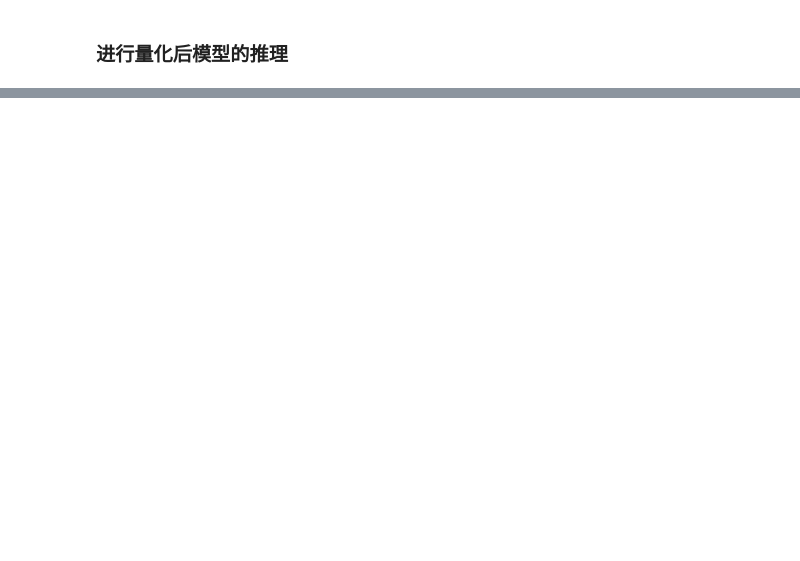
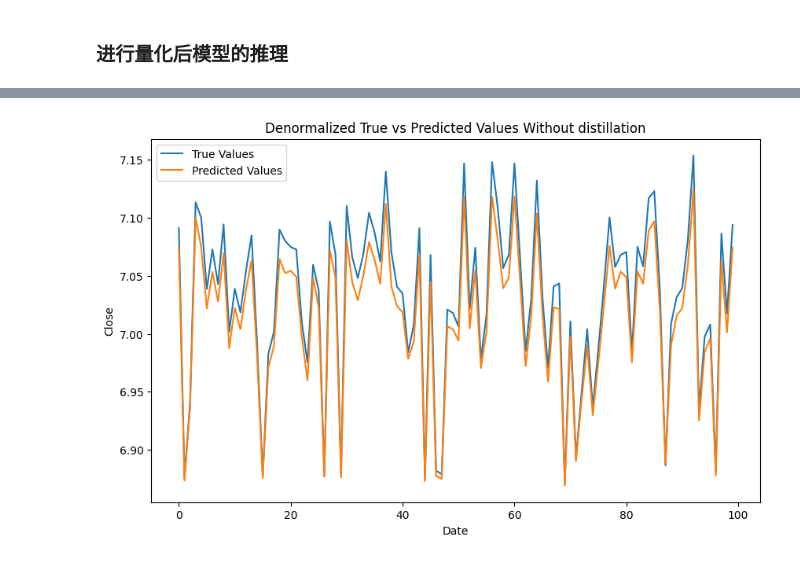
Before and after one commit to ZWN2001/CNN-BiLSTM-Attention-K-Line-Prediction, a Jupyter notebook: predict_T+1_tf2.ipynb, the cells around one changed output, grey strips where cells are left out. Cells and saved outputs as stored; diff of their text form; code cells hidden in the pictures; blank space fills up the shorter version.

```diff
--- a/predict_T+1_tf2.ipynb
+++ b/predict_T+1_tf2.ipynb
@@ -587,0 +572,17 @@ evaluate_model(tflite_model_quant_file, model_type="Quantized Student")
+# %%
+m = attention_model()
+
+m.summary()
+m.compile(optimizer='adam', loss='mse')
+m.fit([train_X], train_Y, epochs=epoch, batch_size=64, validation_split=0.1)
+# 使用测试集进行预测
+pred_Y = m.predict(test_X)
+
+pred_Y_denormalized = FNormalizeMult(pred_Y, normalize)
+test_Y_denormalized = FNormalizeMult(test_Y, normalize)
+
+# 使用示例
+mae, mse, accuracy = calculate_metrics(test_Y, pred_Y)
+print(f"MAE: {mae}")
+print(f"MSE: {mse}")
+print(f"涨跌准确率: {accuracy}%")
@@ -587,0 +607,12 @@ evaluate_model(tflite_model_quant_file, model_type="Quantized Student")
+# %%
+# 绘制预测值和真实值
+plt.figure(figsize=(10, 6))
+plt.plot(test_Y_denormalized[:100, 1], label='True Values')
+plt.plot(pred_Y_denormalized[:100, 1], label='Predicted Values')
+plt.title('Denormalized True vs Predicted Values Without distillation')
+plt.xlabel('Date')
+plt.ylabel('Close')
+plt.legend()
+plt.show()
+# %% [output]
+[figure, added]
```
Also changed, not shown: parts of 18 cells of this notebook, 13 other files.
